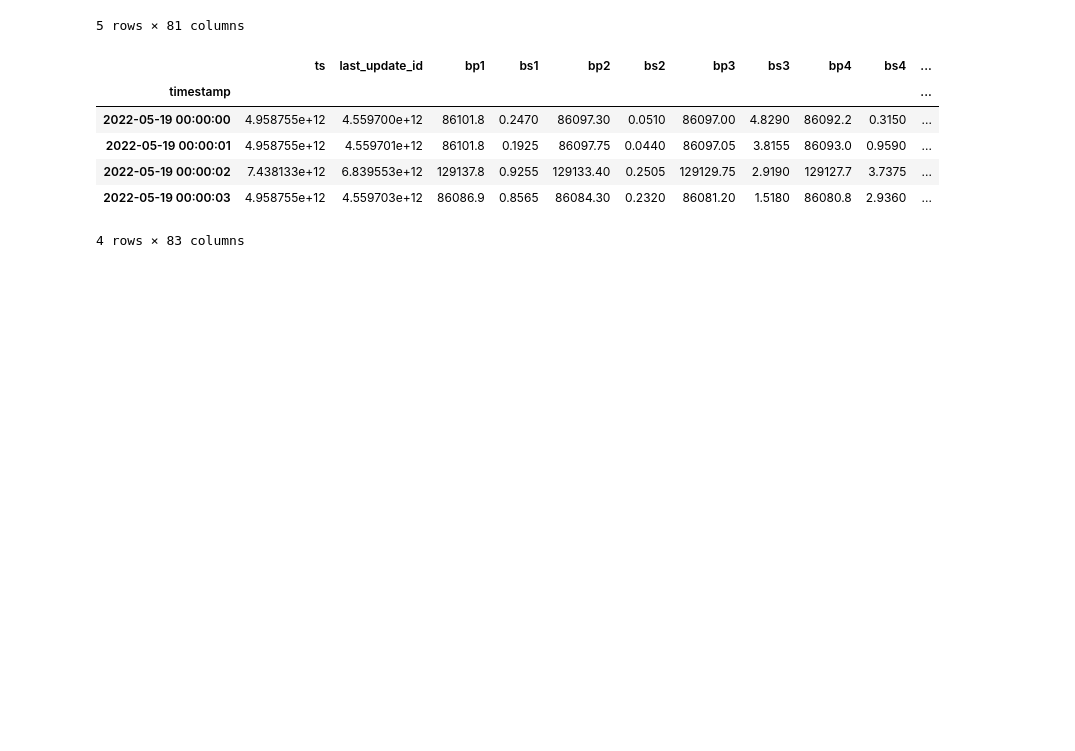
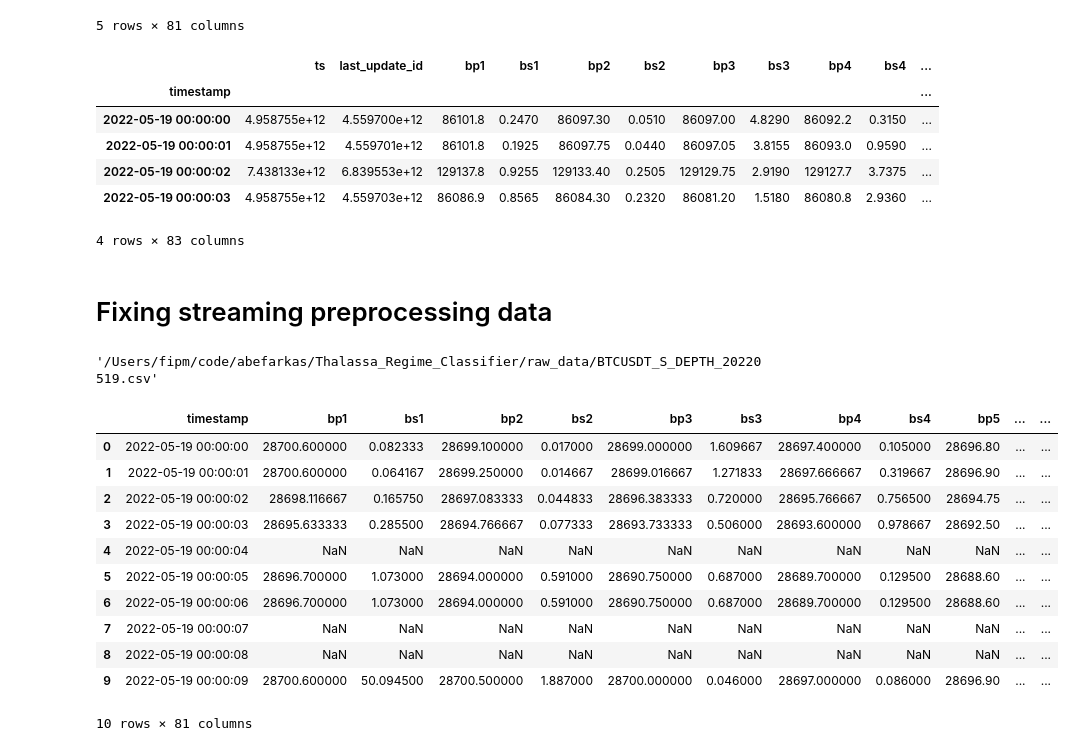
Before and after one commit to abefarkas/Thalassa_Regime_Classifier, a Jupyter notebook: notebooks/FIPM_understanding_data.ipynb, the cells around one changed output. Cells and saved outputs as stored; diff of their text form; code cells hidden in the pictures; blank space fills up the shorter version.

Commit message:
Fixed preprocessing of streamed data (now rolling window)

```diff
--- a/notebooks/FIPM_understanding_data.ipynb
+++ b/notebooks/FIPM_understanding_data.ipynb
@@ -130,3 +130,5 @@ df_agg.rolling('2S').mean().head()
 | 2022-05-19 00:00:02 | 7.438133e+12 | 6.839553e+12 | 129137.8 | 0.9255 | 129133.40 | 0.2505 | 129129.75 | 2.9190 | 129127.7 | 3.7375 | ... |
 | 2022-05-19 00:00:03 | 4.958755e+12 | 4.559703e+12 | 86086.9 | 0.8565 | 86084.30 | 0.2320 | 86081.20 | 1.5180 | 86080.8 | 2.9360 | ... |
 4 rows × 83 columns
+# %% [markdown]
+# Fixing streaming preprocessing data
@@ -132,0 +139,42 @@ df_agg.rolling('2S').mean().head()
+# %%
+path_to_raw_data = os.path.dirname(os.getcwd())
+path_to_csv_file = os.path.join(path_to_raw_data,'raw_data','BTCUSDT_S_DEPTH_20220519.csv')
+path_to_csv_file
+# %% [output]
+'/Users/fipm/code/abefarkas/Thalassa_Regime_Classifier/raw_data/BTCUSDT_S_DEPTH_20220519.csv'
+# %%
+def preprocessing_streamed_data(df_ob, rolling_window=3):
+    '''preprocessing of data for streamed data'''
+
+    # from unix timestamp to human date
+    unix_timestamp = lambda x: datetime.fromtimestamp(x/1000.0, tz=timezone.utc).strftime('%Y-%m-%d %H:%M:%S')
+    str2date = lambda x: datetime.strptime(x, '%Y-%m-%d %H:%M:%S')
+    df_ob['timestamp']=df_ob['ts'].apply(unix_timestamp).apply(str2date)
+
+    # aggregating by seconds
+    df_agg = df_ob.groupby(pd.Grouper(key='timestamp', axis=0, freq='S')).mean()
+    # applying rolling window of rolling_window lenght
+    df_agg = df_agg.rolling(str(rolling_window)+'S').mean()
+    df_agg.reset_index(inplace=True)
+    # dropping useless columns
+    df_agg.drop(columns=['last_update_id','ts'], inplace=True)
+
+    return df_agg
+# %%
+# getting data
+df_ob = pd.read_csv(path_to_csv_file)
+a = preprocessing_streamed_data(df_ob,2)
+a.head(10)
+# %% [output]
+|  | timestamp | bp1 | bs1 | bp2 | bs2 | bp3 | bs3 | bp4 | bs4 | bp5 | ... | ... |
+| 0 | 2022-05-19 00:00:00 | 28700.600000 | 0.082333 | 28699.100000 | 0.017000 | 28699.000000 | 1.609667 | 28697.400000 | 0.105000 | 28696.80 | ... | ... |
+| 1 | 2022-05-19 00:00:01 | 28700.600000 | 0.064167 | 28699.250000 | 0.014667 | 28699.016667 | 1.271833 | 28697.666667 | 0.319667 | 28696.90 | ... | ... |
+| 2 | 2022-05-19 00:00:02 | 28698.116667 | 0.165750 | 28697.083333 | 0.044833 | 28696.383333 | 0.720000 | 28695.766667 | 0.756500 | 28694.75 | ... | ... |
+| 3 | 2022-05-19 00:00:03 | 28695.633333 | 0.285500 | 28694.766667 | 0.077333 | 28693.733333 | 0.506000 | 28693.600000 | 0.978667 | 28692.50 | ... | ... |
+| 4 | 2022-05-19 00:00:04 | NaN | NaN | NaN | NaN | NaN | NaN | NaN | NaN | NaN | ... | ... |
+| 5 | 2022-05-19 00:00:05 | 28696.700000 | 1.073000 | 28694.000000 | 0.591000 | 28690.750000 | 0.687000 | 28689.700000 | 0.129500 | 28688.60 | ... | ... |
+| 6 | 2022-05-19 00:00:06 | 28696.700000 | 1.073000 | 28694.000000 | 0.591000 | 28690.750000 | 0.687000 | 28689.700000 | 0.129500 | 28688.60 | ... | ... |
+| 7 | 2022-05-19 00:00:07 | NaN | NaN | NaN | NaN | NaN | NaN | NaN | NaN | NaN | ... | ... |
+| 8 | 2022-05-19 00:00:08 | NaN | NaN | NaN | NaN | NaN | NaN | NaN | NaN | NaN | ... | ... |
+| 9 | 2022-05-19 00:00:09 | 28700.600000 | 50.094500 | 28700.500000 | 1.887000 | 28700.000000 | 0.046000 | 28697.000000 | 0.086000 | 28696.90 | ... | ... |
+10 rows × 81 columns
```
Also changed, not shown: parts of 1 cell of this notebook, 1 other file.
